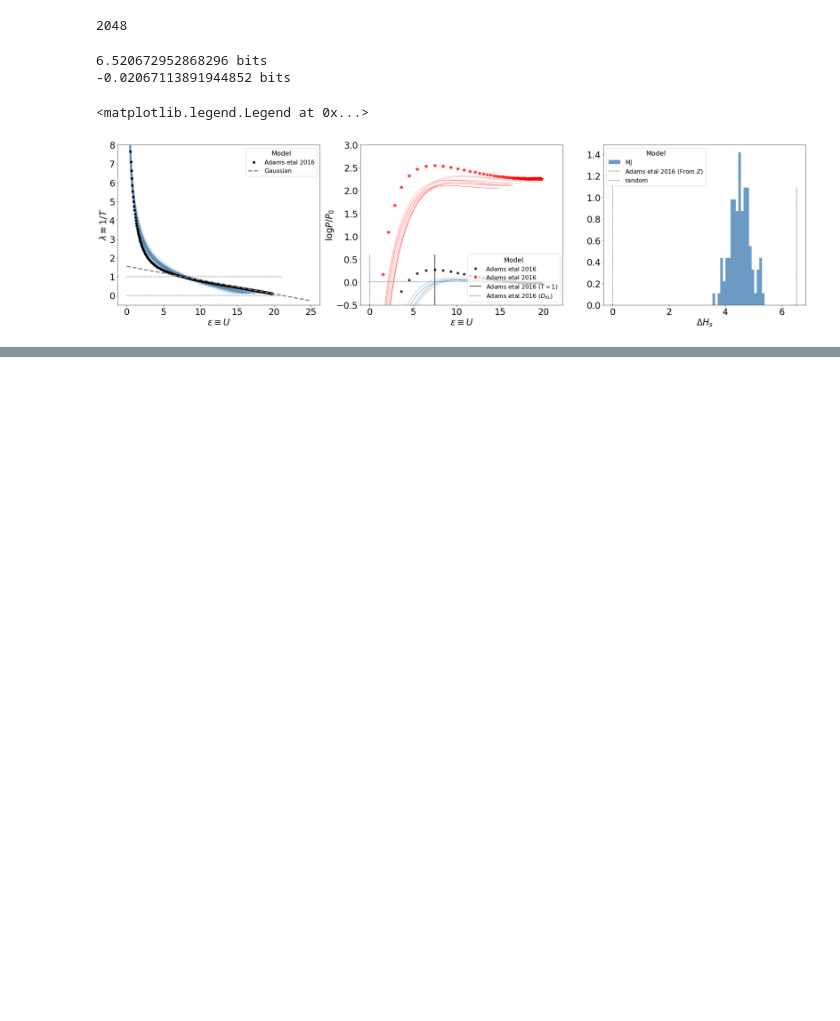
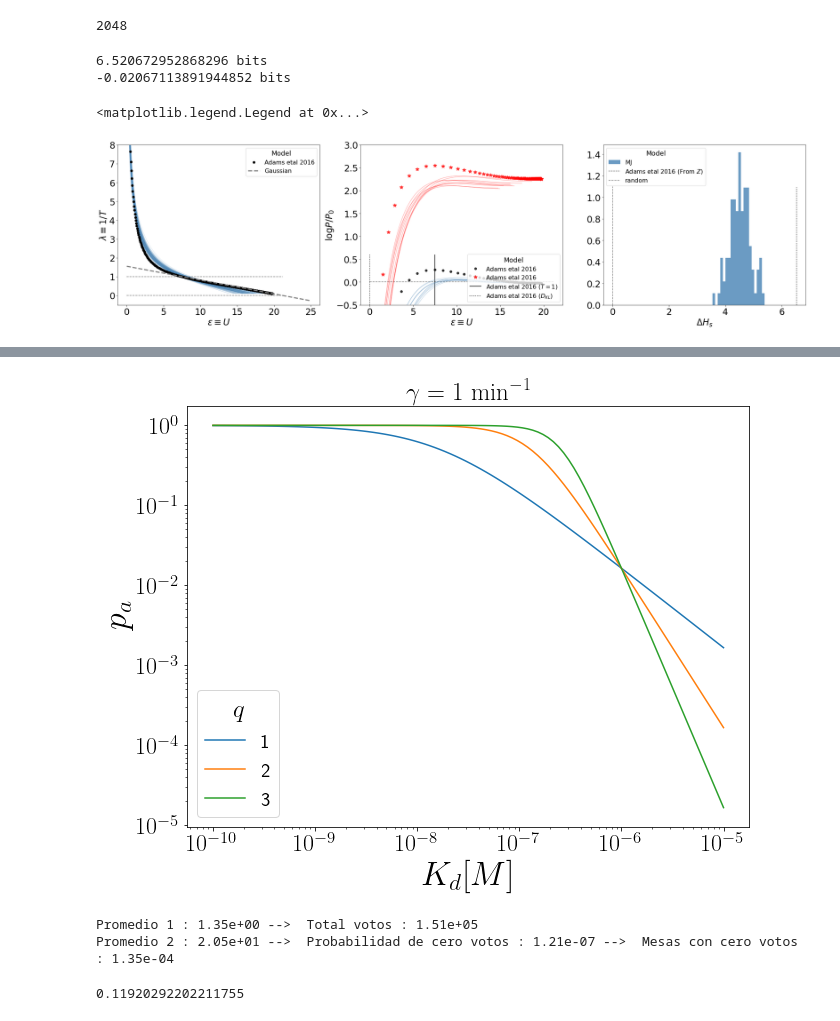
Before and after one commit to rmorantovar/Immune_System, a Jupyter notebook: Jupyter_Notebooks/6_Data.ipynb, the cells around one changed output, grey strips where cells are left out. Cells and saved outputs as stored; diff of their text form; code cells hidden in the pictures; blank space fills up the shorter version.

```diff
--- a/Jupyter_Notebooks/6_Data.ipynb
+++ b/Jupyter_Notebooks/6_Data.ipynb
@@ -403,0 +477,20 @@ print(np.sum(KL_D*dU)/np.log(2))
+# %%
+fig, ax = plt.subplots(figsize=(12,8), gridspec_kw={'left':0.15, 'bottom': .15, 'right':.8})
+# %% [output]
+[figure, added]
+# %%
+N_mesas = 1.12e5
+T_votos = 2.3e6
+
+l_1 = (-np.log(0.26))
+print('Promedio 1 : %.2e'%(l_1), '-->  Total votos : %.2e'%(l_1*N_mesas))
+
+l_2 = T_votos/N_mesas
+print('Promedio 2 : %.2e'%(l_2), '-->  Probabilidad de cero votos : %.2e'%(np.exp(-l_2)*100), '-->  Mesas con cero votos : %.2e'%(np.exp(-l_2)*N_mesas))
+# %% [output]
+Promedio 1 : 1.35e+00 -->  Total votos : 1.51e+05
+Promedio 2 : 2.05e+01 -->  Probabilidad de cero votos : 1.21e-07 -->  Mesas con cero votos : 1.35e-04
+# %%
+1/(1+np.exp(2))
+# %% [output]
+0.11920292202211755
```
Also changed, not shown: parts of 13 cells of this notebook, 51 other files.
